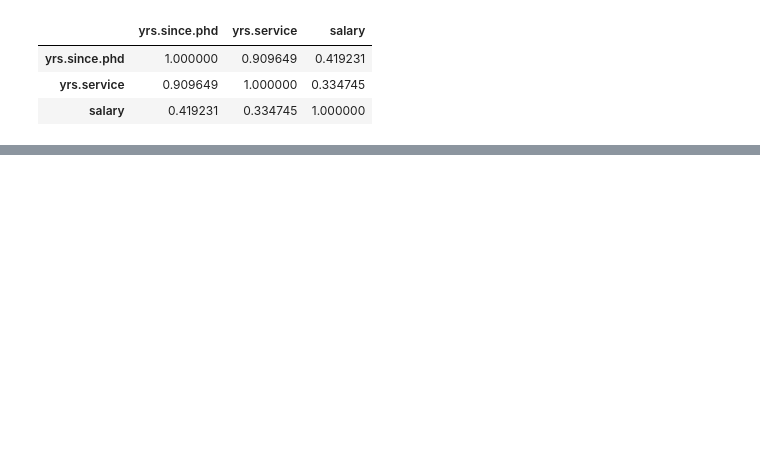
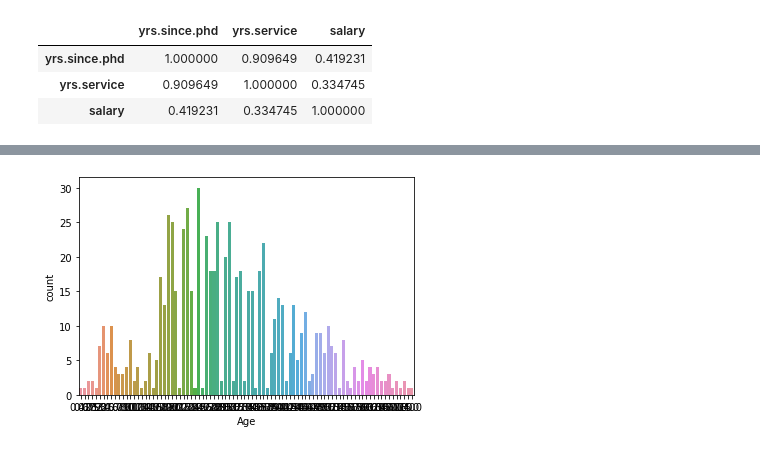
Before and after one commit to guisolski/projetos-Python, a Jupyter notebook: arquivos/jypther/dataScienceClasses.ipynb, the cells around one changed output, grey strips where cells are left out. Cells and saved outputs as stored; diff of their text form; code cells hidden in the pictures; blank space fills up the shorter version.

```diff
--- a/arquivos/jypther/dataScienceClasses.ipynb
+++ b/arquivos/jypther/dataScienceClasses.ipynb
@@ -378,0 +440,6 @@ df.corr()
+# %%
+#bar graphic
+sns.countplot(df['Age'])
+plt.show()
+# %% [output]
+[figure, added]
```
Also changed, not shown: parts of 36 cells of this notebook.
